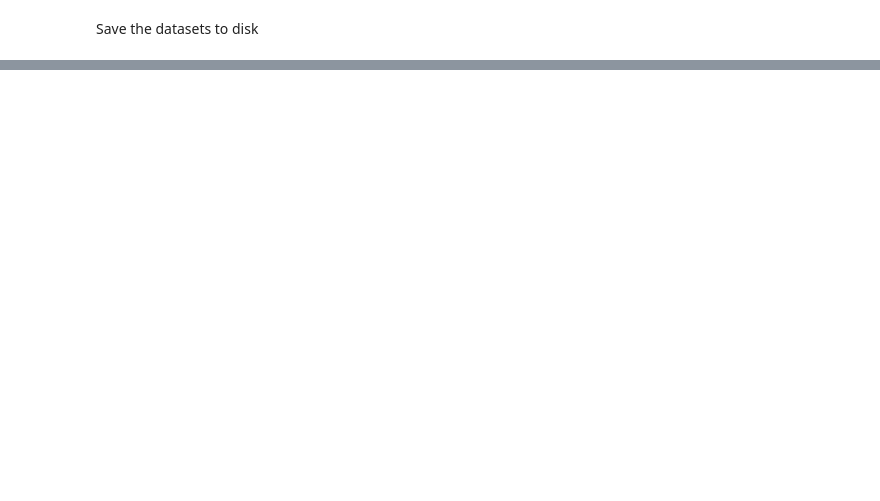
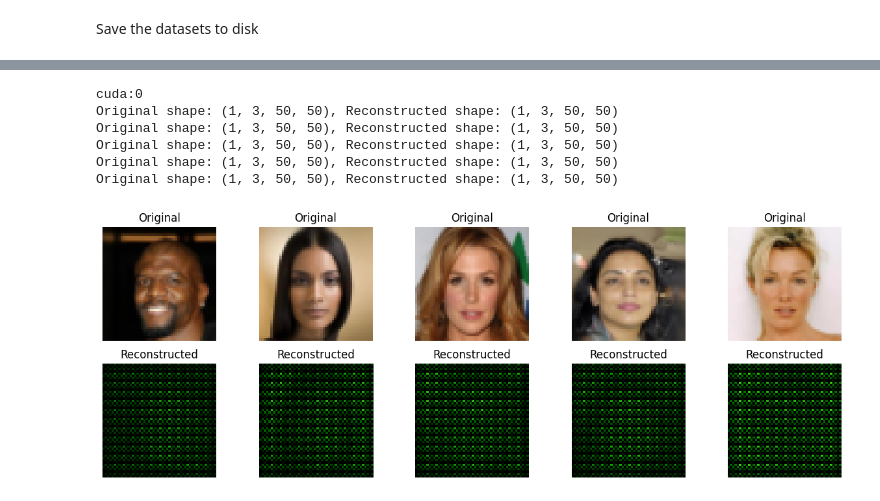
Before and after one commit to OmarFaig/VAE_vs_GAN, a Jupyter notebook: main.ipynb, the cells around one changed output, grey strips where cells are left out. Cells and saved outputs as stored; diff of their text form; code cells hidden in the pictures; blank space fills up the shorter version.

```diff
--- a/main.ipynb
+++ b/main.ipynb
@@ -74,5 +126,4 @@ if True:#not os.path.exists(preprocessed_output_dir):#
 # %%
-# first implement a simple Autoencoder with Linear layers
 class Autoencoder_linear(nn.Module):
     def __init__(self):
         super().__init__()
@@ -92,11 +143,15 @@ class Autoencoder_linear(nn.Module):
             nn.ReLU(),
             nn.Linear(2048,2500),
             nn.ReLU(),
-        )
+        )        # Apply weight initialization
+        self.apply(self.init_weights)
+
+    @staticmethod
     def init_weights(m):
         if isinstance(m, nn.Linear):
-            torch.nn.init.xavier_uniform(m.weight)
+            nn.init.xavier_uniform_(m.weight)
             m.bias.data.fill_(0.01)
+
    # init_weights(self.encoder)
     def forward(self,x):
         encoded=self.encoder(x)
@@ -248,0 +160,7 @@ plot_original_and_reconstructed(linear_auto, show_data, num_images=5)
+# %%
+# Example usage
+device = torch.device("cuda:0" if torch.cuda.is_available() else "cpu")
+
+# For Linear Autoencoder
+linear_auto = Autoencoder_linear()
+utils.train_autoencoder(linear_auto, train_data_lin, val_data_lin, device, epochs=101, lr=1e-4, ckpt_dir="human_face_generation_split", arch_name="lin", loss_fn="mse")
@@ -331,0 +208,4 @@ for epoch in range(epochs):
+# %%
+
+conv_auto = Autoencoder_conv()  # Assuming you have this class defined
+utils.train_autoencoder(conv_auto, train_data, val_data, device, epochs=101, lr=1e-4, ckpt_dir="human_face_generation_split", arch_name="conv", loss_fn="mse")
@@ -332,18 +221,26 @@ for epoch in range(epochs):
 # %%
 auto_conv = Autoencoder_conv()
 optimizer = torch.optim.Adam(auto_conv.parameters(), lr=1e-4)
-checkpoint = torch.load("human_face_generation_split/20240901_210009conv/checkpoint_epoch_101.pt", weights_only=True)
+checkpoint = torch.load("human_face_generation_split/20240903_181728_conv/checkpoint_epoch_1.pt", weights_only=True)
 auto_conv.load_state_dict(checkpoint['state_dict'])
 #optimizer.load_state_dict(checkpoint['optimizer_state_dict'])
 #epoch torchvision.ckpoint['epoch']
 #loss = checkpoint['train_loss']
 #linear_auto.eval()
 device = torch.device("cuda:0" if torch.cuda.is_available() else "cpu")
 print(device)
 
 
 # Assuming you want to plot 5 images
 utils.plot_original_and_reconstructed(auto_conv, show_data,device, num_images=5)
+# %% [output]
+cuda:0
+Original shape: (1, 3, 50, 50), Reconstructed shape: (1, 3, 50, 50)
+Original shape: (1, 3, 50, 50), Reconstructed shape: (1, 3, 50, 50)
+Original shape: (1, 3, 50, 50), Reconstructed shape: (1, 3, 50, 50)
+Original shape: (1, 3, 50, 50), Reconstructed shape: (1, 3, 50, 50)
+Original shape: (1, 3, 50, 50), Reconstructed shape: (1, 3, 50, 50)
+[figure, added]
 # %%
 import gc
 
```
Also changed, not shown: parts of 19 cells of this notebook, 1 other file.
